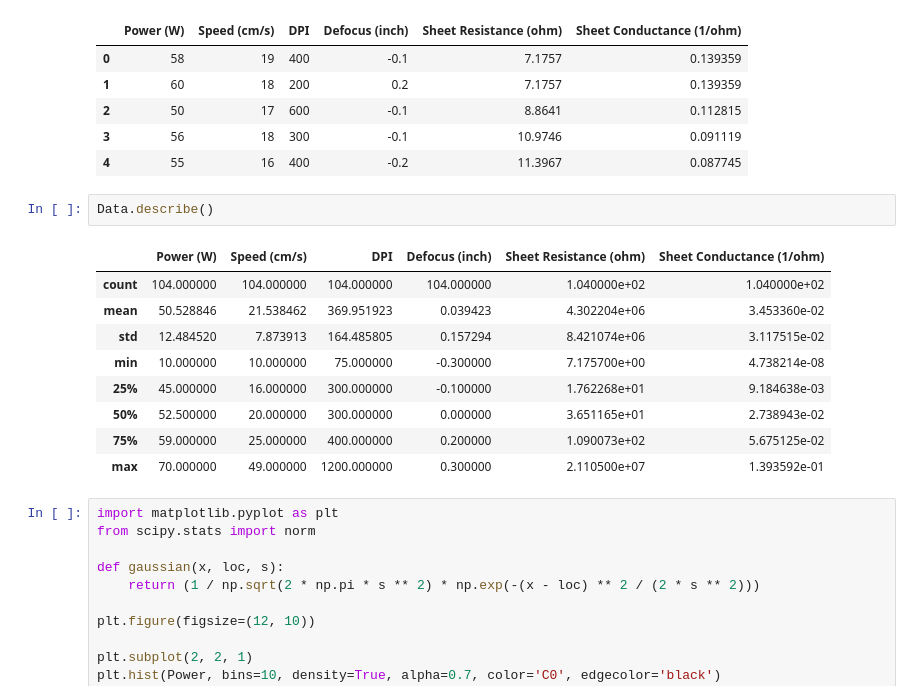
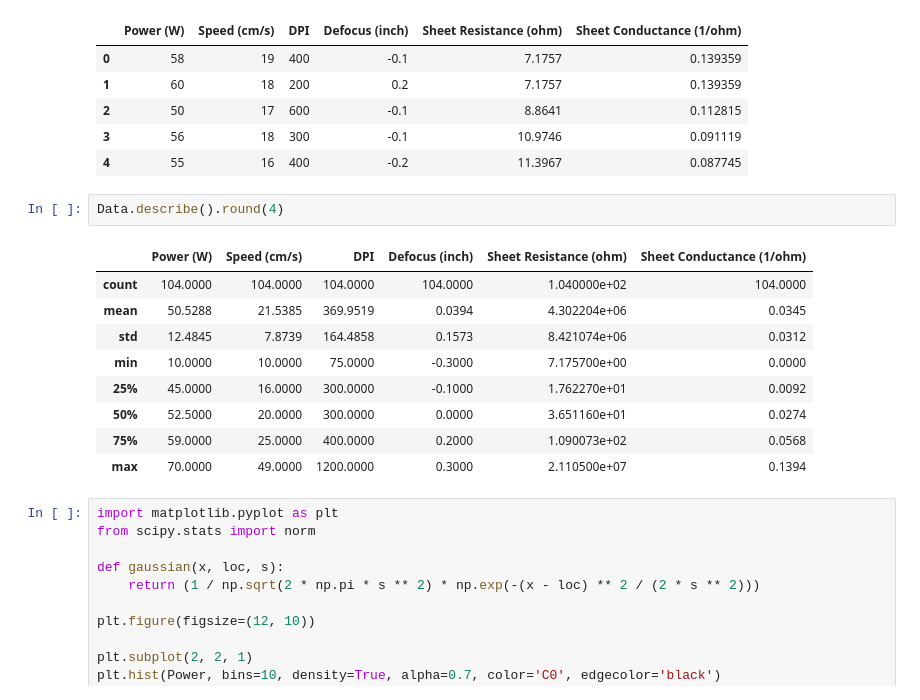
Before and after one commit to mta-phy/5820x, a Jupyter notebook: HWs/Project-1 v2.ipynb, the cells around one changed output. Drawn from its saved outputs; the diff is of its cells as text.

```diff
--- a/HWs/Project-1 v2.ipynb
+++ b/HWs/Project-1 v2.ipynb
@@ -23,17 +27,17 @@ Data.head(5)
 | 3 | 56 | 18 | 300 | -0.1 | 10.9746 | 0.091119 |
 | 4 | 55 | 16 | 400 | -0.2 | 11.3967 | 0.087745 |
 # %%
-Data.describe()
+Data.describe().round(4)
 # %% [output]
 |  | Power (W) | Speed (cm/s) | DPI | Defocus (inch) | Sheet Resistance (ohm) | Sheet Conductance (1/ohm) |
-| count | 104.000000 | 104.000000 | 104.000000 | 104.000000 | 1.040000e+02 | 1.040000e+02 |
-| mean | 50.528846 | 21.538462 | 369.951923 | 0.039423 | 4.302204e+06 | 3.453360e-02 |
-| std | 12.484520 | 7.873913 | 164.485805 | 0.157294 | 8.421074e+06 | 3.117515e-02 |
-| min | 10.000000 | 10.000000 | 75.000000 | -0.300000 | 7.175700e+00 | 4.738214e-08 |
-| 25% | 45.000000 | 16.000000 | 300.000000 | -0.100000 | 1.762268e+01 | 9.184638e-03 |
-| 50% | 52.500000 | 20.000000 | 300.000000 | 0.000000 | 3.651165e+01 | 2.738943e-02 |
-| 75% | 59.000000 | 25.000000 | 400.000000 | 0.200000 | 1.090073e+02 | 5.675125e-02 |
-| max | 70.000000 | 49.000000 | 1200.000000 | 0.300000 | 2.110500e+07 | 1.393592e-01 |
+| count | 104.0000 | 104.0000 | 104.0000 | 104.0000 | 1.040000e+02 | 104.0000 |
+| mean | 50.5288 | 21.5385 | 369.9519 | 0.0394 | 4.302204e+06 | 0.0345 |
+| std | 12.4845 | 7.8739 | 164.4858 | 0.1573 | 8.421074e+06 | 0.0312 |
+| min | 10.0000 | 10.0000 | 75.0000 | -0.3000 | 7.175700e+00 | 0.0000 |
+| 25% | 45.0000 | 16.0000 | 300.0000 | -0.1000 | 1.762270e+01 | 0.0092 |
+| 50% | 52.5000 | 20.0000 | 300.0000 | 0.0000 | 3.651160e+01 | 0.0274 |
+| 75% | 59.0000 | 25.0000 | 400.0000 | 0.2000 | 1.090073e+02 | 0.0568 |
+| max | 70.0000 | 49.0000 | 1200.0000 | 0.3000 | 2.110500e+07 | 0.1394 |
 # %%
 import matplotlib.pyplot as plt
 from scipy.stats import norm
```
Also changed, not shown: parts of 5 cells of this notebook.
